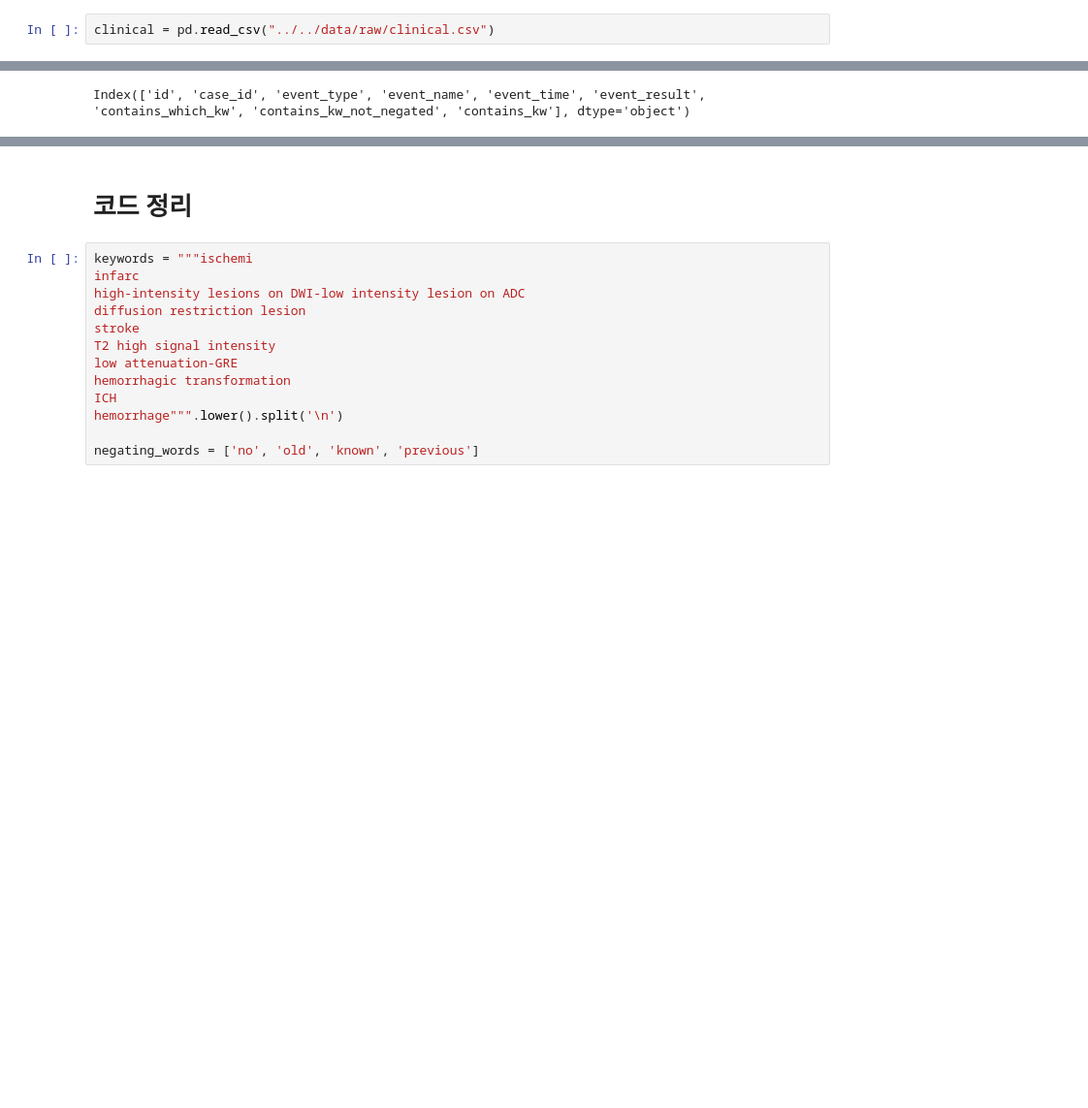
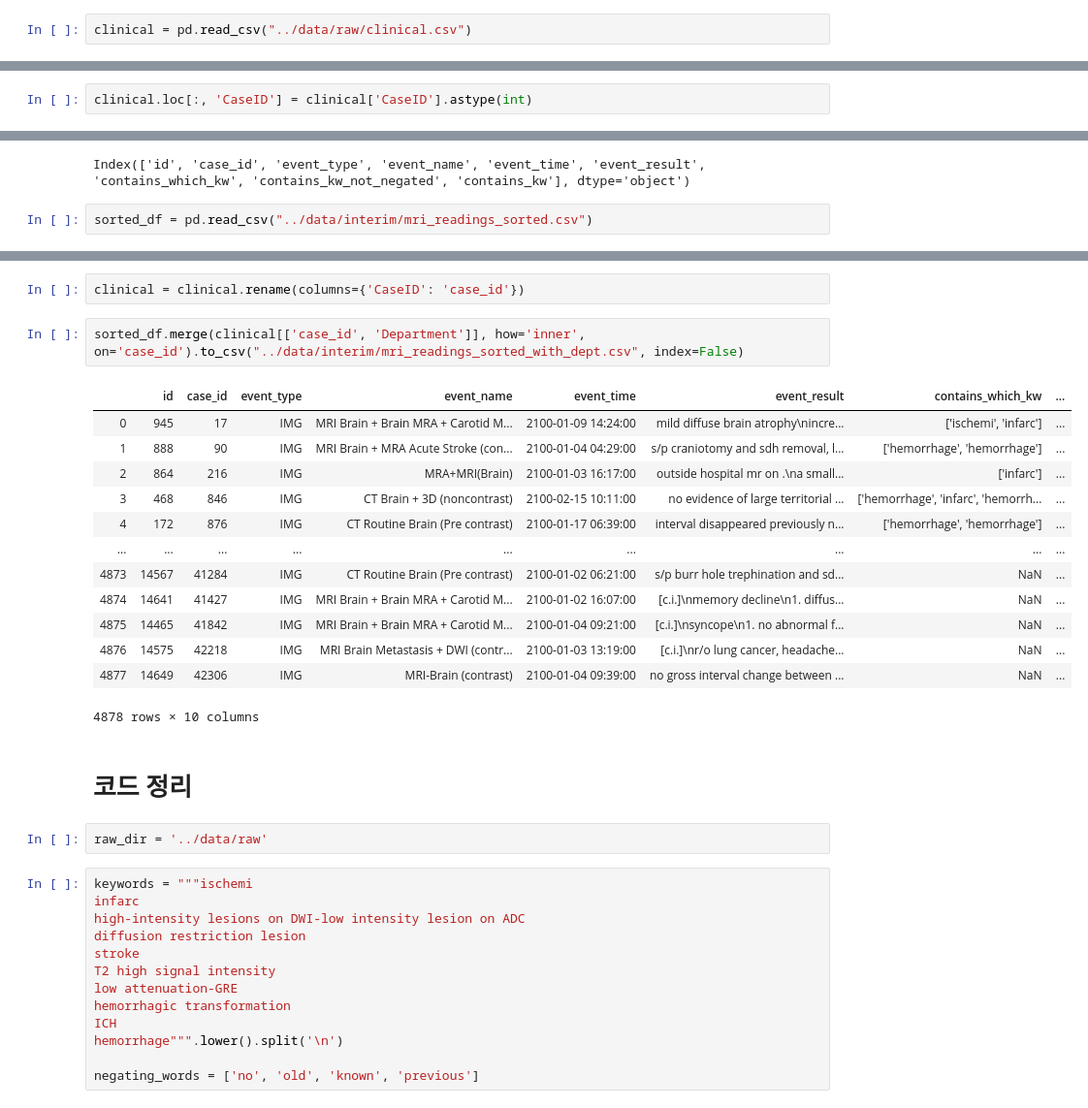
Before and after one commit to suzinyou/datathon-stroke-prediction, a Jupyter notebook: notebooks/0.1-sy-keyword-extraction.ipynb, the cells around one changed output, grey strips where cells are left out. Shown: that part at 97% size. Cells and saved outputs as stored; diff of their text form; blank space fills up the shorter version.

Commit message:
[#3] add dept merging code to label checking table

```diff
--- a/notebooks/0.1-sy-keyword-extraction.ipynb
+++ b/notebooks/0.1-sy-keyword-extraction.ipynb
@@ -410,4 +197,4 @@ len(df_valid[df_valid['contains_kw_not_negated']].case_id.unique())
 # %%
 d = df_valid[['case_id', 'contains_kw_not_negated']].groupby('case_id').sum().reset_index().rename(columns={'case_id': 'CaseID'})
 # %%
-clinical = pd.read_csv("../../data/raw/clinical.csv")
+clinical = pd.read_csv("../data/raw/clinical.csv")
@@ -413,0 +220,2 @@ clinical = pd.read_csv("../../data/raw/clinical.csv")
+# %%
+clinical.loc[:, 'CaseID'] = clinical['CaseID'].astype(int)
@@ -503,3 +344,5 @@ pd.concat([head, tail]).to_csv("../../data/interim/mri_readings_sorted.csv", ind
 head.columns
 # %% [output]
 Index(['id', 'case_id', 'event_type', 'event_name', 'event_time', 'event_result', 'contains_which_kw', 'contains_kw_not_negated', 'contains_kw'], dtype='object')
+# %%
+sorted_df = pd.read_csv("../data/interim/mri_readings_sorted.csv")
@@ -506,5 +358,25 @@ Index(['id', 'case_id', 'event_type', 'event_name', 'event_time', 'event_result'
+# %%
+clinical = clinical.rename(columns={'CaseID': 'case_id'})
+# %%
+sorted_df.merge(clinical[['case_id', 'Department']], how='inner', on='case_id').to_csv("../data/interim/mri_readings_sorted_with_dept.csv", index=False)
+# %% [output]
+|  | id | case_id | event_type | event_name | event_time | event_result | contains_which_kw | ... |
+| 0 | 945 | 17 | IMG | MRI Brain + Brain MRA + Carotid M... | 2100-01-09 14:24:00 | mild diffuse brain atrophy\nincre... | ['ischemi', 'infarc'] | ... |
+| 1 | 888 | 90 | IMG | MRI Brain + MRA Acute Stroke (con... | 2100-01-04 04:29:00 | s/p craniotomy and sdh removal, l... | ['hemorrhage', 'hemorrhage'] | ... |
+| 2 | 864 | 216 | IMG | MRA+MRI(Brain) | 2100-01-03 16:17:00 | outside hospital mr on .\na small... | ['infarc'] | ... |
+| 3 | 468 | 846 | IMG | CT Brain + 3D (noncontrast) | 2100-02-15 10:11:00 | no evidence of large territorial ... | ['hemorrhage', 'infarc', 'hemorrh... | ... |
+| 4 | 172 | 876 | IMG | CT Routine Brain (Pre contrast) | 2100-01-17 06:39:00 | interval disappeared previously n... | ['hemorrhage', 'hemorrhage'] | ... |
+| ... | ... | ... | ... | ... | ... | ... | ... | ... |
+| 4873 | 14567 | 41284 | IMG | CT Routine Brain (Pre contrast) | 2100-01-02 06:21:00 | s/p burr hole trephination and sd... | NaN | ... |
+| 4874 | 14641 | 41427 | IMG | MRI Brain + Brain MRA + Carotid M... | 2100-01-02 16:07:00 | [c.i.]\nmemory decline\n1. diffus... | NaN | ... |
+| 4875 | 14465 | 41842 | IMG | MRI Brain + Brain MRA + Carotid M... | 2100-01-04 09:21:00 | [c.i.]\nsyncope\n1. no abnormal f... | NaN | ... |
+| 4876 | 14575 | 42218 | IMG | MRI Brain Metastasis + DWI (contr... | 2100-01-03 13:19:00 | [c.i.]\nr/o lung cancer, headache... | NaN | ... |
+| 4877 | 14649 | 42306 | IMG | MRI-Brain (contrast) | 2100-01-04 09:39:00 | no gross interval change between ... | NaN | ... |
+4878 rows × 10 columns
 # %% [markdown]
 # 코드 정리
+# %%
+raw_dir = '../data/raw'
 # %%
 keywords = """ischemi
 infarc
```
Also changed, not shown: parts of 40 cells of this notebook.
